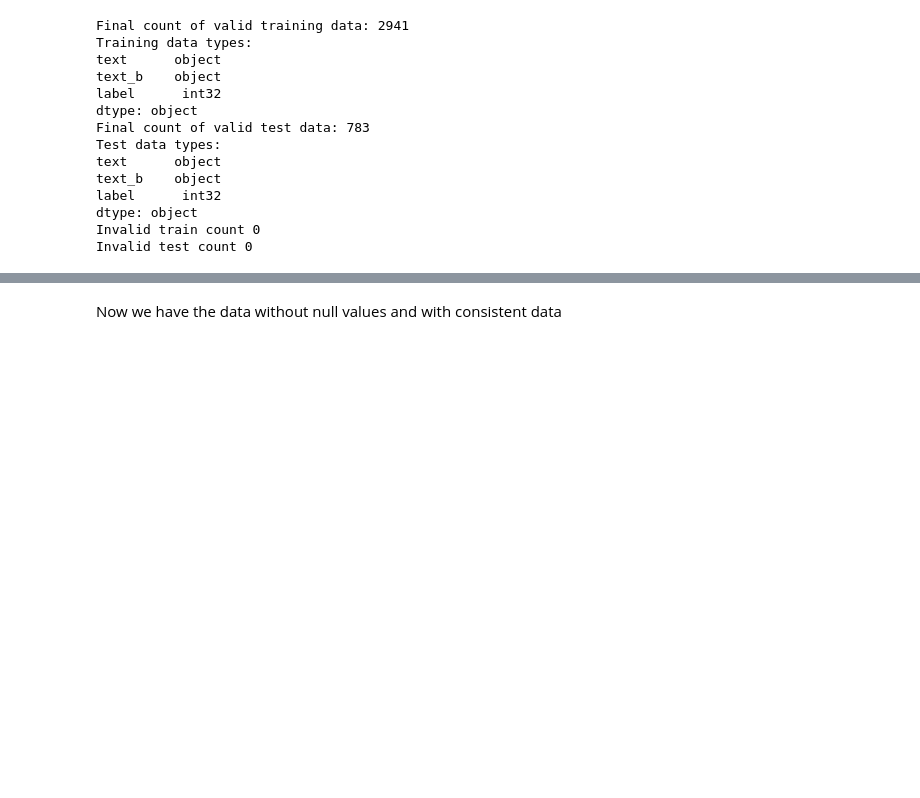
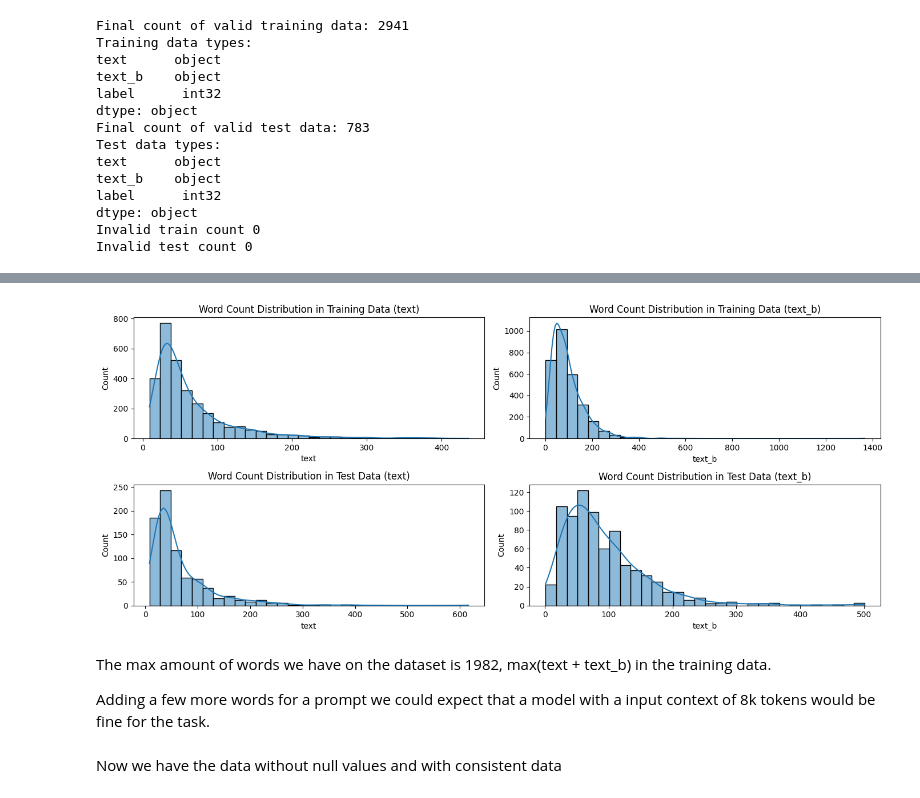
Before and after one commit to Reynold97/llama3-for-patent-classification, a Jupyter notebook: notebooks/eda.ipynb, the cells around one changed output, grey strips where cells are left out. Saved outputs shown, nothing was run; the diff lists cells and outputs as text; code cells hidden in the pictures; blank space fills up the shorter version.

Commit message:
word count stats

```diff
--- a/notebooks/eda.ipynb
+++ b/notebooks/eda.ipynb
@@ -413,3 +459,31 @@ Invalid test count 0
+# %%
+# Visualize word count distributions
+plt.figure(figsize=(14, 6))
+
+plt.subplot(2, 2, 1)
+sns.histplot(train_text_word_counts, kde=True, bins=30)
+plt.title('Word Count Distribution in Training Data (text)')
+
+plt.subplot(2, 2, 2)
+sns.histplot(train_text_b_word_counts, kde=True, bins=30)
+plt.title('Word Count Distribution in Training Data (text_b)')
+
+plt.subplot(2, 2, 3)
+sns.histplot(test_text_word_counts, kde=True, bins=30)
+plt.title('Word Count Distribution in Test Data (text)')
+
+plt.subplot(2, 2, 4)
+sns.histplot(test_text_b_word_counts, kde=True, bins=30)
+plt.title('Word Count Distribution in Test Data (text_b)')
+
+plt.tight_layout()
+plt.show()
+# %% [output]
+[figure, added]
+# %% [markdown]
+The max amount of words we have on the dataset is 1982, max(text + text_b) in the training data.
+
+Adding a few more words for a prompt we could expect that a model with a input context of 8k tokens would be fine for the task.
 # %% [markdown]
 Now we have the data without null values and with consistent data
 # %% [markdown]
```
Also changed, not shown: parts of 2 cells of this notebook.
